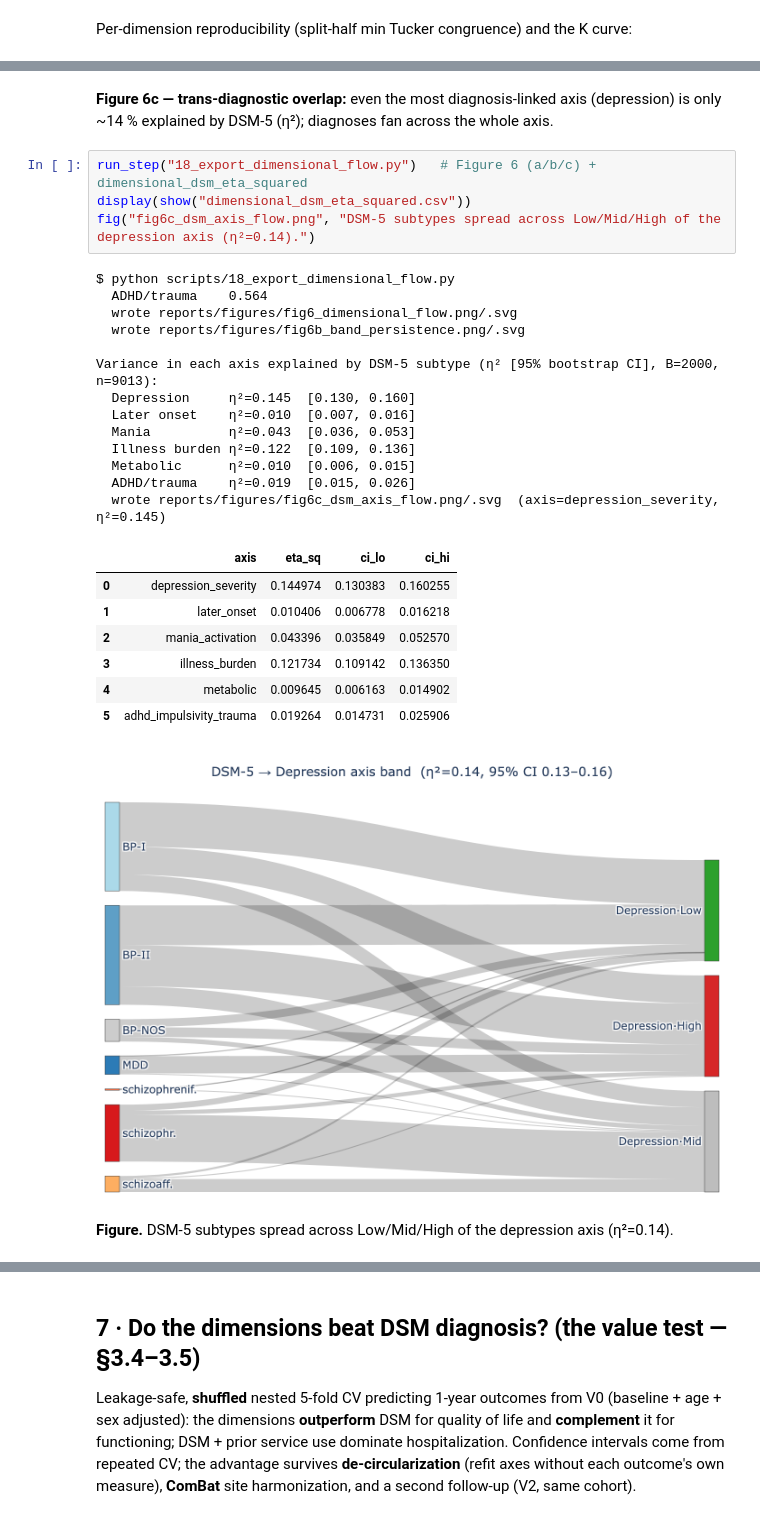
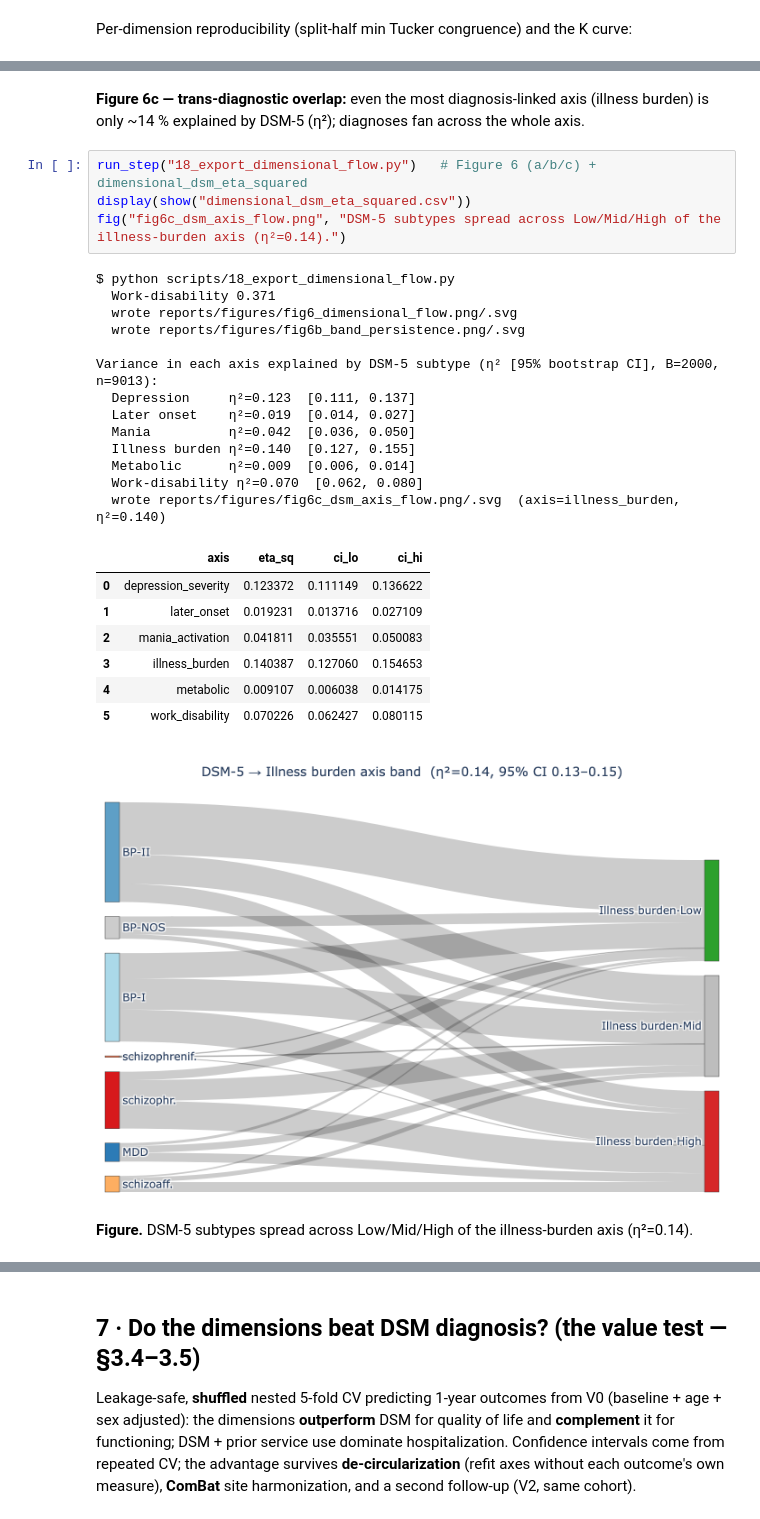
Before and after one commit to AndriiKulakovskyi/face-trans-diagnostic-phenotypes, a Jupyter notebook: notebooks/FACE_reproduction.ipynb, the cells around one changed output, grey strips where cells are left out. Cells and saved outputs as stored; diff of their text form.

```diff
--- a/notebooks/FACE_reproduction.ipynb
+++ b/notebooks/FACE_reproduction.ipynb
@@ -307,32 +307,32 @@ DSM-subtype variance explained per axis (eta^2): {'axis1': 0.103, 'axis2': 0.008
 # %% [markdown]
-**Figure 6c — trans-diagnostic overlap:** even the most diagnosis-linked axis (depression) is only ~14 % explained by DSM-5 (η²); diagnoses fan across the whole axis.
+**Figure 6c — trans-diagnostic overlap:** even the most diagnosis-linked axis (illness burden) is only ~14 % explained by DSM-5 (η²); diagnoses fan across the whole axis.
 # %%
 run_step("18_export_dimensional_flow.py")   # Figure 6 (a/b/c) + dimensional_dsm_eta_squared
 display(show("dimensional_dsm_eta_squared.csv"))
-fig("fig6c_dsm_axis_flow.png", "DSM-5 subtypes spread across Low/Mid/High of the depression axis (η²=0.14).")
+fig("fig6c_dsm_axis_flow.png", "DSM-5 subtypes spread across Low/Mid/High of the illness-burden axis (η²=0.14).")
 # %% [output]
 $ python scripts/18_export_dimensional_flow.py
-  ADHD/trauma    0.564
+  Work-disability 0.371
   wrote reports/figures/fig6_dimensional_flow.png/.svg
   wrote reports/figures/fig6b_band_persistence.png/.svg
 
 Variance in each axis explained by DSM-5 subtype (η² [95% bootstrap CI], B=2000, n=9013):
-  Depression     η²=0.145  [0.130, 0.160]
-  Later onset    η²=0.010  [0.007, 0.016]
-  Mania          η²=0.043  [0.036, 0.053]
-  Illness burden η²=0.122  [0.109, 0.136]
-  Metabolic      η²=0.010  [0.006, 0.015]
-  ADHD/trauma    η²=0.019  [0.015, 0.026]
-  wrote reports/figures/fig6c_dsm_axis_flow.png/.svg  (axis=depression_severity, η²=0.145)
+  Depression     η²=0.123  [0.111, 0.137]
+  Later onset    η²=0.019  [0.014, 0.027]
+  Mania          η²=0.042  [0.036, 0.050]
+  Illness burden η²=0.140  [0.127, 0.155]
+  Metabolic      η²=0.009  [0.006, 0.014]
+  Work-disability η²=0.070  [0.062, 0.080]
+  wrote reports/figures/fig6c_dsm_axis_flow.png/.svg  (axis=illness_burden, η²=0.140)
 |  | axis | eta_sq | ci_lo | ci_hi |
-| 0 | depression_severity | 0.144974 | 0.130383 | 0.160255 |
-| 1 | later_onset | 0.010406 | 0.006778 | 0.016218 |
-| 2 | mania_activation | 0.043396 | 0.035849 | 0.052570 |
-| 3 | illness_burden | 0.121734 | 0.109142 | 0.136350 |
-| 4 | metabolic | 0.009645 | 0.006163 | 0.014902 |
-| 5 | adhd_impulsivity_trauma | 0.019264 | 0.014731 | 0.025906 |
+| 0 | depression_severity | 0.123372 | 0.111149 | 0.136622 |
+| 1 | later_onset | 0.019231 | 0.013716 | 0.027109 |
+| 2 | mania_activation | 0.041811 | 0.035551 | 0.050083 |
+| 3 | illness_burden | 0.140387 | 0.127060 | 0.154653 |
+| 4 | metabolic | 0.009107 | 0.006038 | 0.014175 |
+| 5 | work_disability | 0.070226 | 0.062427 | 0.080115 |
-[figure, old version]
+[figure, new version]
-**Figure.** DSM-5 subtypes spread across Low/Mid/High of the depression axis (η²=0.14).
+**Figure.** DSM-5 subtypes spread across Low/Mid/High of the illness-burden axis (η²=0.14).
 # %% [markdown]
 ## 6 · Temporal stability & the discrete-flow negative result (§3.6)
 
```
Also changed, not shown: parts of 11 cells of this notebook.
